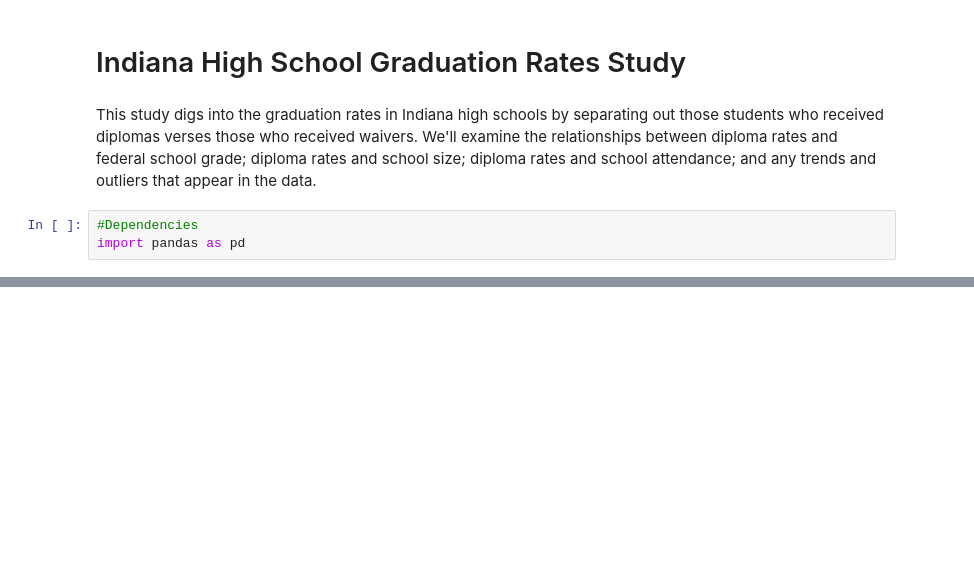
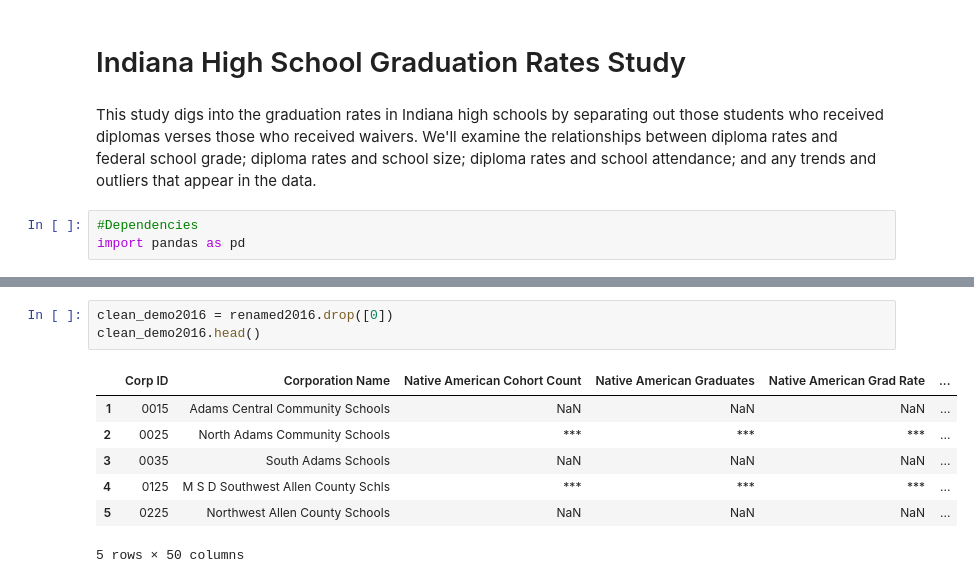
Before and after one commit to averydan/teamEducation, a Jupyter notebook: Demo_by_School.ipynb, the cells around one changed output, grey strips where cells are left out. Cells and saved outputs as stored; diff of their text form; blank space fills up the shorter version.

```diff
--- a/Demo_by_School.ipynb
+++ b/Demo_by_School.ipynb
@@ -142,0 +175,11 @@ clean_demo_df.head()
+# %%
+clean_demo2016 = renamed2016.drop([0])
+clean_demo2016.head()
+# %% [output]
+|  | Corp ID | Corporation Name | Native American Cohort Count | Native American Graduates | Native American Grad Rate | ... |
+| 1 | 0015 | Adams Central Community Schools | NaN | NaN | NaN | ... |
+| 2 | 0025 | North Adams Community Schools | *** | *** | *** | ... |
+| 3 | 0035 | South Adams Schools | NaN | NaN | NaN | ... |
+| 4 | 0125 | M S D Southwest Allen County Schls | *** | *** | *** | ... |
+| 5 | 0225 | Northwest Allen County Schools | NaN | NaN | NaN | ... |
+5 rows × 50 columns
```
Also changed, not shown: parts of 23 cells of this notebook, 16 other files.
